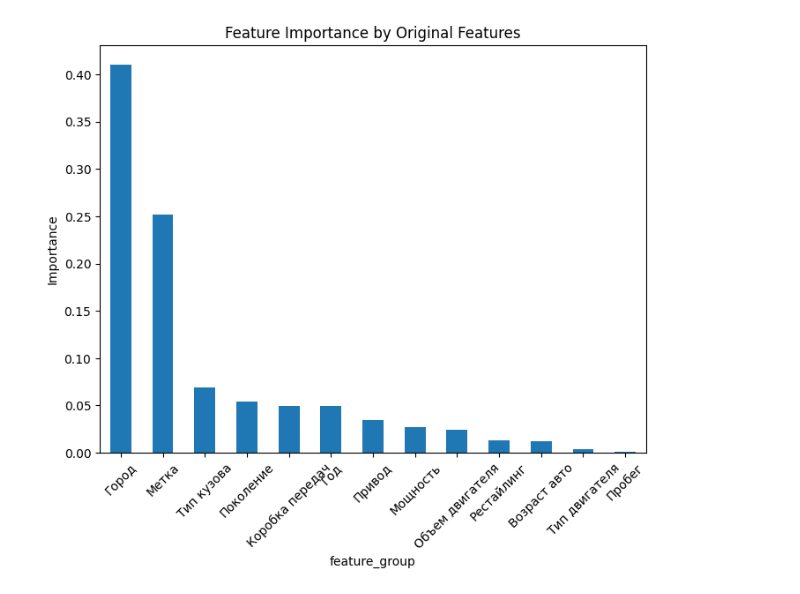
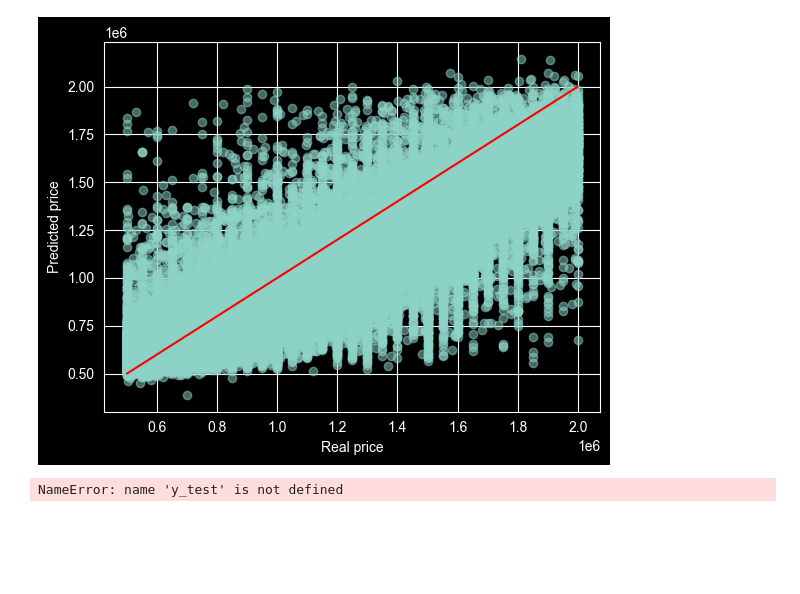
Before and after one commit to Tofuress/cars_regression, a Jupyter notebook: xgb_test-Copy1.ipynb, the cells around one changed output. Cells and saved outputs as stored; diff of their text form; code cells hidden in the pictures; blank space fills up the shorter version.

```diff
--- a/xgb_test-Copy1.ipynb
+++ b/xgb_test-Copy1.ipynb
@@ -163,9 +229,29 @@ Name: importance, dtype: float32
-# %%
-plt.figure(figsize=(8,6))
-grouped_importance.plot(kind="bar")
-plt.title("Feature Importance by Original Features")
-plt.ylabel("Importance")
-plt.xticks(rotation=45)
-plt.show()
-# %% [output]
-[figure, removed]
+# %%
+plt.scatter(y_test, y_pred, alpha=0.5)
+plt.xlabel("Real price")
+plt.ylabel("Predicted price")
+
+plt.plot(
+    [y_test.min(), y_test.max()],
+    [y_test.min(), y_test.max()],
+    color='red'
+)
+
+plt.show()
+# %% [output]
+[figure, added]
+# %%
+errors = y_test - y_pred
+
+plt.figure(figsize=(8,6))
+plt.scatter(y_pred, errors, alpha=0.3)
+
+plt.axhline(0, color='red')
+
+plt.xlabel("Предсказанная цена")
+plt.ylabel("Ошибка")
+plt.title("Residual Plot")
+
+plt.show()
+# %% [output]
+NameError: name 'y_test' is not defined
```
Also changed, not shown: parts of 15 cells of this notebook, 2 other files.
